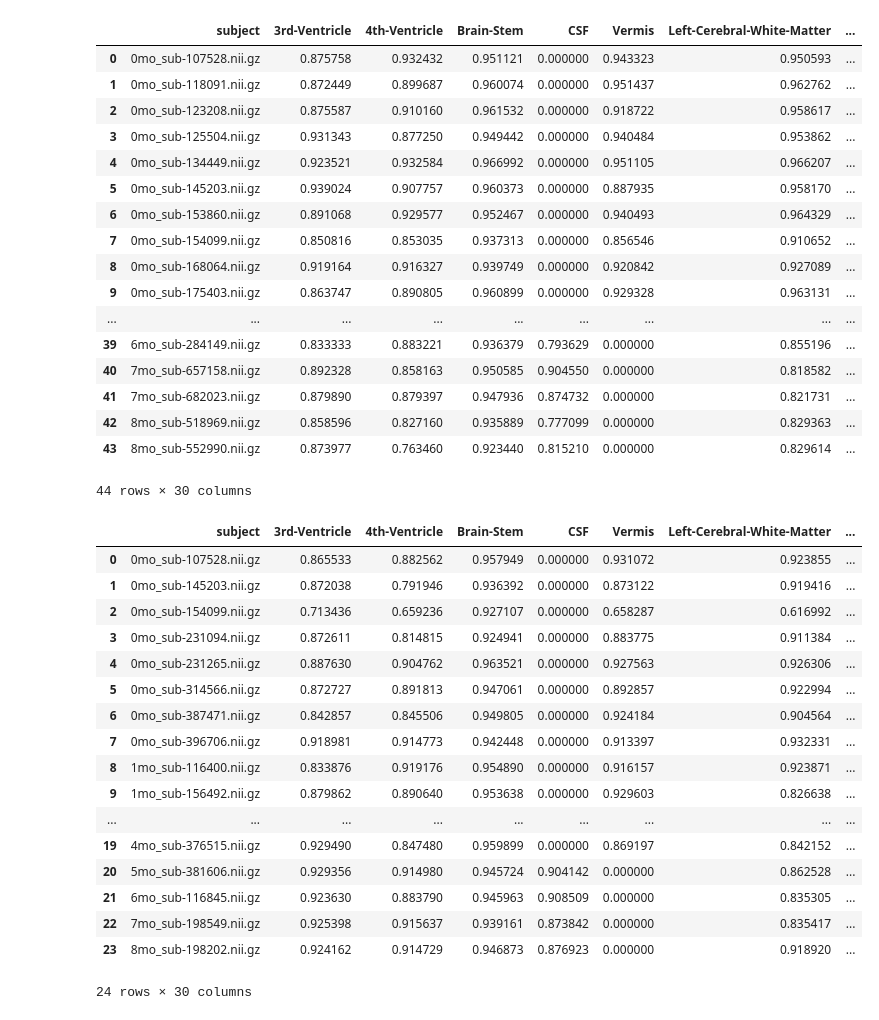
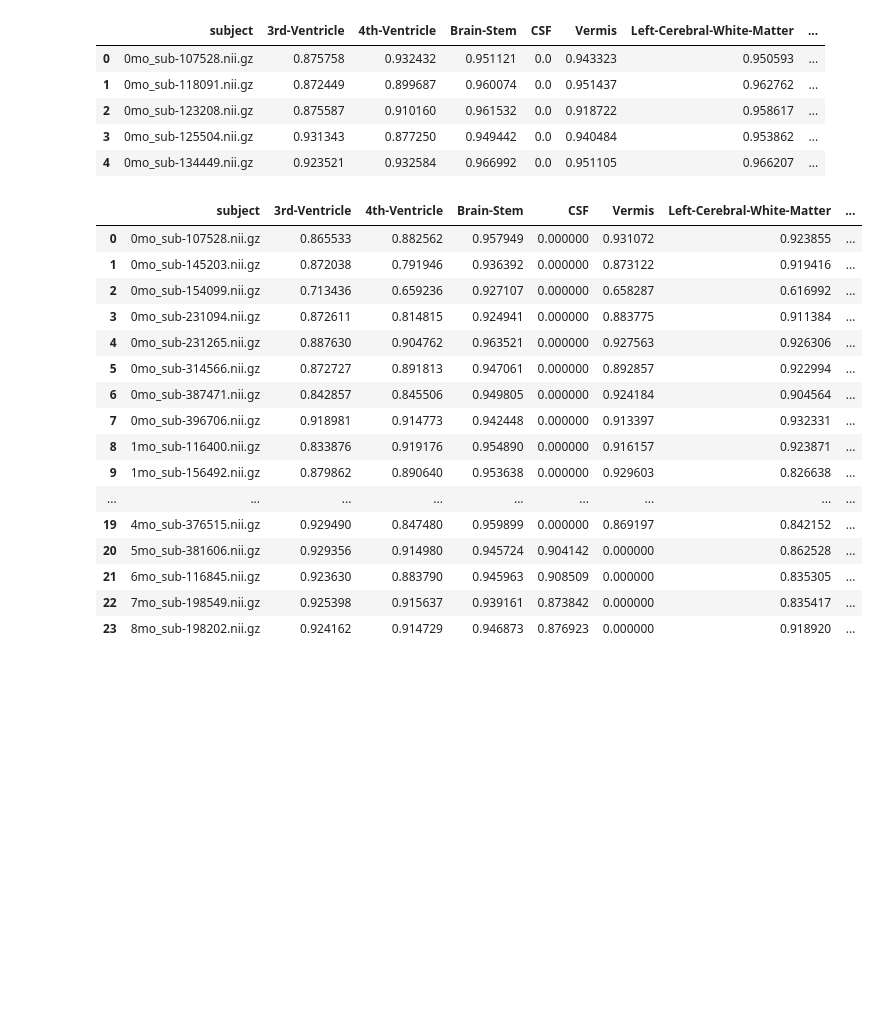
Before and after one commit to DCAN-Labs/SynthSeg, a Jupyter notebook: SynthSeg/dcan/paper/modality_by_age_comp.ipynb, the cells around one changed output. Cells and saved outputs as stored; diff of their text form; code cells hidden in the pictures; blank space fills up the shorter version.

```diff
--- a/SynthSeg/dcan/paper/modality_by_age_comp.ipynb
+++ b/SynthSeg/dcan/paper/modality_by_age_comp.ipynb
@@ -4,3 +4,6 @@ import numpy as np
 import re
 import matplotlib.pyplot as plt
 import matplotlib.colors as mcolors
+# %%
+pd.set_option('display.max_columns', None)
+pd.set_option('display.max_rows', None)
@@ -29,27 +15,15 @@ dice_results_540
 # %%
-dice_results_542 = pd.read_csv("/home/faird/shared/data/nnUNet_lundq163/542_results/dice/dice.csv")
-dice_results_542
+dice_results_542 = pd.read_csv("/projects/standard/faird/shared/data/nnUNet_lundq163/542_results/dice/dice.csv")
+dice_results_542.head()
 # %% [output]
 |  | subject | 3rd-Ventricle | 4th-Ventricle | Brain-Stem | CSF | Vermis | Left-Cerebral-White-Matter | ... |
-| 0 | 0mo_sub-107528.nii.gz | 0.875758 | 0.932432 | 0.951121 | 0.000000 | 0.943323 | 0.950593 | ... |
-| 1 | 0mo_sub-118091.nii.gz | 0.872449 | 0.899687 | 0.960074 | 0.000000 | 0.951437 | 0.962762 | ... |
-| 2 | 0mo_sub-123208.nii.gz | 0.875587 | 0.910160 | 0.961532 | 0.000000 | 0.918722 | 0.958617 | ... |
-| 3 | 0mo_sub-125504.nii.gz | 0.931343 | 0.877250 | 0.949442 | 0.000000 | 0.940484 | 0.953862 | ... |
-| 4 | 0mo_sub-134449.nii.gz | 0.923521 | 0.932584 | 0.966992 | 0.000000 | 0.951105 | 0.966207 | ... |
-| 5 | 0mo_sub-145203.nii.gz | 0.939024 | 0.907757 | 0.960373 | 0.000000 | 0.887935 | 0.958170 | ... |
-| 6 | 0mo_sub-153860.nii.gz | 0.891068 | 0.929577 | 0.952467 | 0.000000 | 0.940493 | 0.964329 | ... |
-| 7 | 0mo_sub-154099.nii.gz | 0.850816 | 0.853035 | 0.937313 | 0.000000 | 0.856546 | 0.910652 | ... |
-| 8 | 0mo_sub-168064.nii.gz | 0.919164 | 0.916327 | 0.939749 | 0.000000 | 0.920842 | 0.927089 | ... |
-| 9 | 0mo_sub-175403.nii.gz | 0.863747 | 0.890805 | 0.960899 | 0.000000 | 0.929328 | 0.963131 | ... |
-| ... | ... | ... | ... | ... | ... | ... | ... | ... |
-| 39 | 6mo_sub-284149.nii.gz | 0.833333 | 0.883221 | 0.936379 | 0.793629 | 0.000000 | 0.855196 | ... |
-| 40 | 7mo_sub-657158.nii.gz | 0.892328 | 0.858163 | 0.950585 | 0.904550 | 0.000000 | 0.818582 | ... |
-| 41 | 7mo_sub-682023.nii.gz | 0.879890 | 0.879397 | 0.947936 | 0.874732 | 0.000000 | 0.821731 | ... |
-| 42 | 8mo_sub-518969.nii.gz | 0.858596 | 0.827160 | 0.935889 | 0.777099 | 0.000000 | 0.829363 | ... |
-| 43 | 8mo_sub-552990.nii.gz | 0.873977 | 0.763460 | 0.923440 | 0.815210 | 0.000000 | 0.829614 | ... |
+| 0 | 0mo_sub-107528.nii.gz | 0.875758 | 0.932432 | 0.951121 | 0.0 | 0.943323 | 0.950593 | ... |
+| 1 | 0mo_sub-118091.nii.gz | 0.872449 | 0.899687 | 0.960074 | 0.0 | 0.951437 | 0.962762 | ... |
+| 2 | 0mo_sub-123208.nii.gz | 0.875587 | 0.910160 | 0.961532 | 0.0 | 0.918722 | 0.958617 | ... |
+| 3 | 0mo_sub-125504.nii.gz | 0.931343 | 0.877250 | 0.949442 | 0.0 | 0.940484 | 0.953862 | ... |
+| 4 | 0mo_sub-134449.nii.gz | 0.923521 | 0.932584 | 0.966992 | 0.0 | 0.951105 | 0.966207 | ... |
-44 rows × 30 columns
 # %%
-dice_results_541 = pd.read_csv("/home/faird/shared/data/nnUNet_lundq163/541_results/dice/dice.csv")
+dice_results_541 = pd.read_csv("/projects/standard/faird/shared/data/nnUNet_lundq163/541_results/dice/dice.csv")
 dice_results_541
 # %% [output]
 |  | subject | 3rd-Ventricle | 4th-Ventricle | Brain-Stem | CSF | Vermis | Left-Cerebral-White-Matter | ... |
@@ -69,5 +43,4 @@ dice_results_541
 | 21 | 6mo_sub-116845.nii.gz | 0.923630 | 0.883790 | 0.945963 | 0.908509 | 0.000000 | 0.835305 | ... |
 | 22 | 7mo_sub-198549.nii.gz | 0.925398 | 0.915637 | 0.939161 | 0.873842 | 0.000000 | 0.835417 | ... |
 | 23 | 8mo_sub-198202.nii.gz | 0.924162 | 0.914729 | 0.946873 | 0.876923 | 0.000000 | 0.918920 | ... |
-24 rows × 30 columns
 # %%
```
Also changed, not shown: parts of 30 cells of this notebook, 3 other files.
